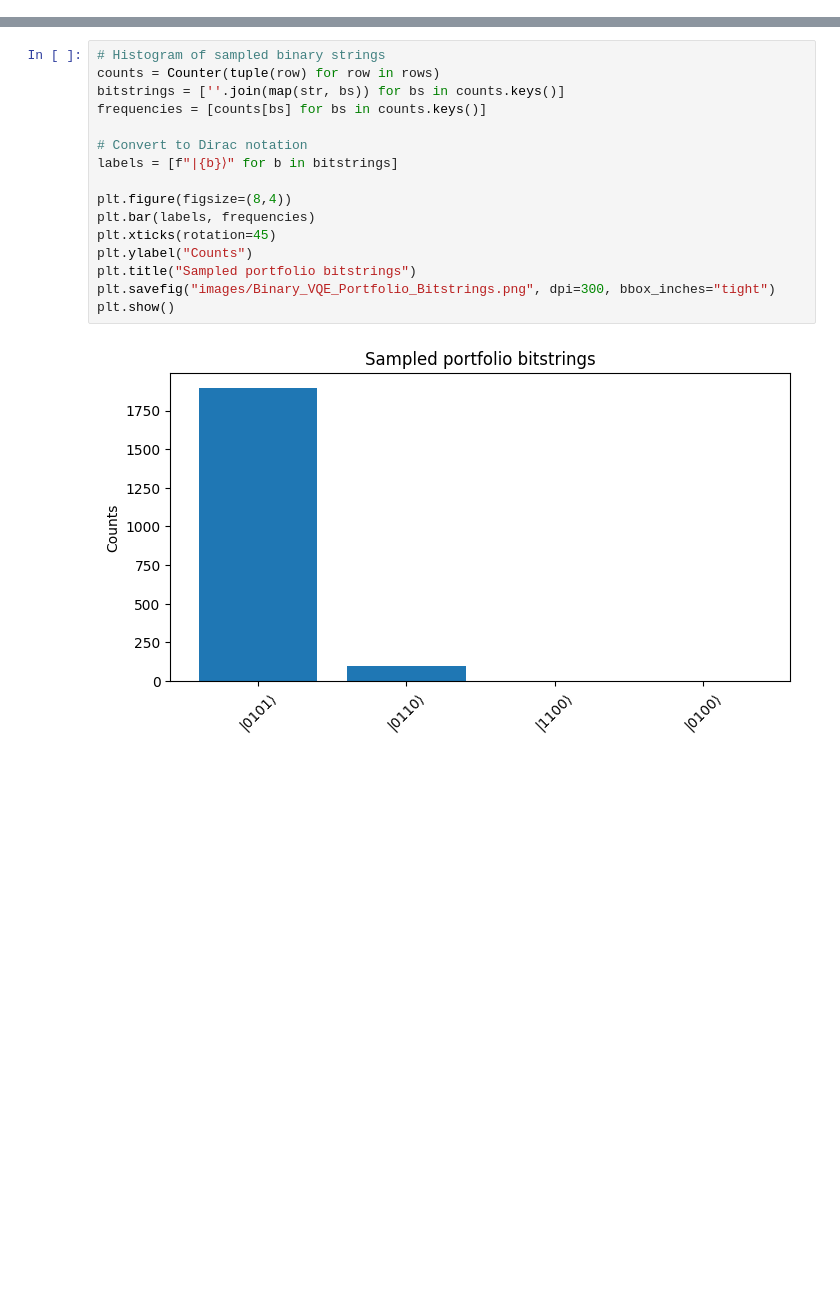
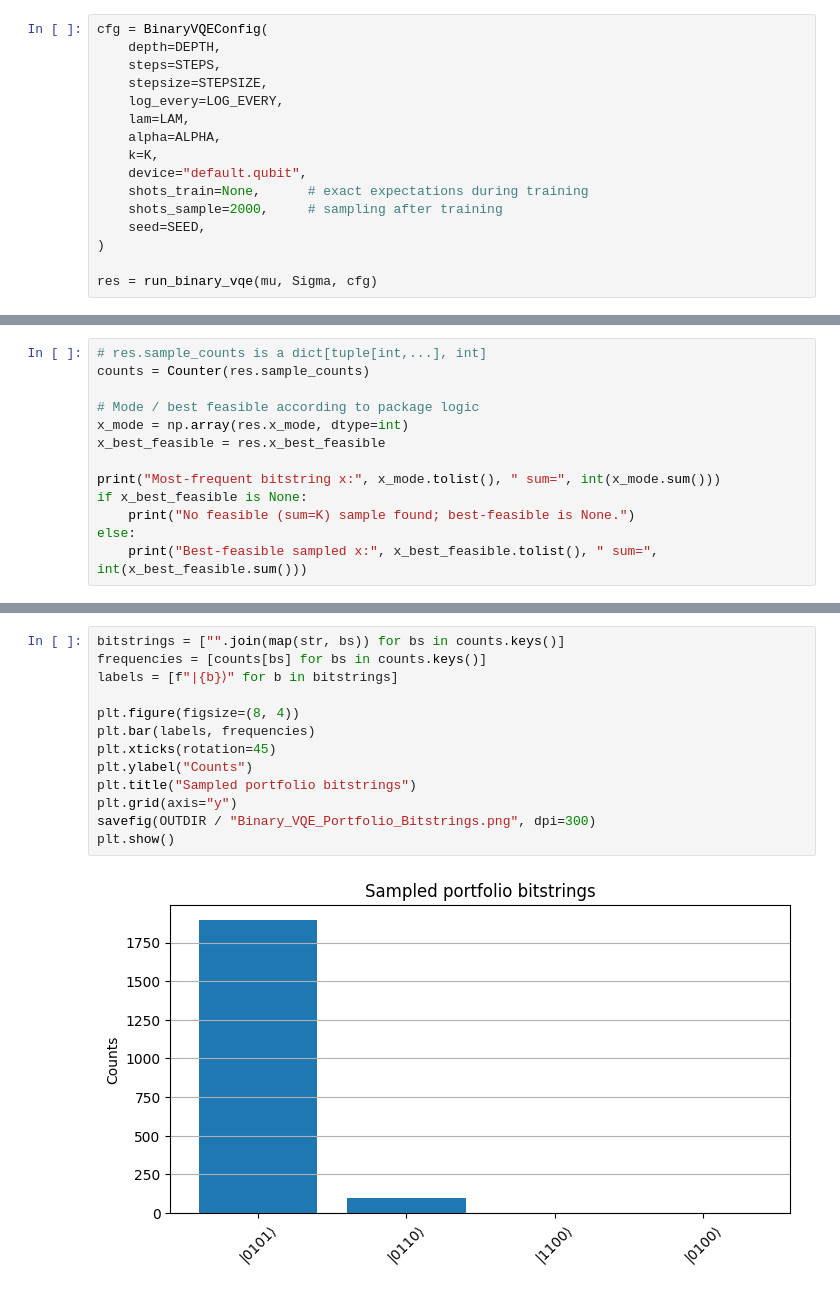
Before and after one commit to SidRichardsQuantum/VQE_Portfolio_Optimization, a Jupyter notebook: notebooks/Binary_VQE.ipynb, the cells around one changed output, grey strips where cells are left out. Saved outputs shown, nothing was run; the diff lists cells and outputs as text; blank space fills up the shorter version.

```diff
--- a/notebooks/Binary_VQE.ipynb
+++ b/notebooks/Binary_VQE.ipynb
@@ -326,0 +108,16 @@ Objective(mode)  : 0.009999999999999953
+# %%
+cfg = BinaryVQEConfig(
+    depth=DEPTH,
+    steps=STEPS,
+    stepsize=STEPSIZE,
+    log_every=LOG_EVERY,
+    lam=LAM,
+    alpha=ALPHA,
+    k=K,
+    device="default.qubit",
+    shots_train=None,      # exact expectations during training
+    shots_sample=2000,     # sampling after training
+    seed=SEED,
+)
+
+res = run_binary_vqe(mu, Sigma, cfg)
@@ -326,0 +182,13 @@ Objective(mode)  : 0.009999999999999953
+# %%
+# res.sample_counts is a dict[tuple[int,...], int]
+counts = Counter(res.sample_counts)
+
+# Mode / best feasible according to package logic
+x_mode = np.array(res.x_mode, dtype=int)
+x_best_feasible = res.x_best_feasible
+
+print("Most-frequent bitstring x:", x_mode.tolist(), " sum=", int(x_mode.sum()))
+if x_best_feasible is None:
+    print("No feasible (sum=K) sample found; best-feasible is None.")
+else:
+    print("Best-feasible sampled x:", x_best_feasible.tolist(), " sum=", int(x_best_feasible.sum()))
@@ -327,18 +200,15 @@ Objective(mode)  : 0.009999999999999953
 # %%
-# Histogram of sampled binary strings
-counts = Counter(tuple(row) for row in rows)
-bitstrings = [''.join(map(str, bs)) for bs in counts.keys()]
+bitstrings = ["".join(map(str, bs)) for bs in counts.keys()]
 frequencies = [counts[bs] for bs in counts.keys()]
-
-# Convert to Dirac notation
 labels = [f"|{b}⟩" for b in bitstrings]
 
-plt.figure(figsize=(8,4))
+plt.figure(figsize=(8, 4))
 plt.bar(labels, frequencies)
 plt.xticks(rotation=45)
 plt.ylabel("Counts")
 plt.title("Sampled portfolio bitstrings")
-plt.savefig("images/Binary_VQE_Portfolio_Bitstrings.png", dpi=300, bbox_inches="tight")
+plt.grid(axis="y")
+savefig(OUTDIR / "Binary_VQE_Portfolio_Bitstrings.png", dpi=300)
 plt.show()
 # %% [output]
-[figure, old version]
+[figure, new version]
```
Also changed, not shown: parts of 32 cells of this notebook, 20 other files.
